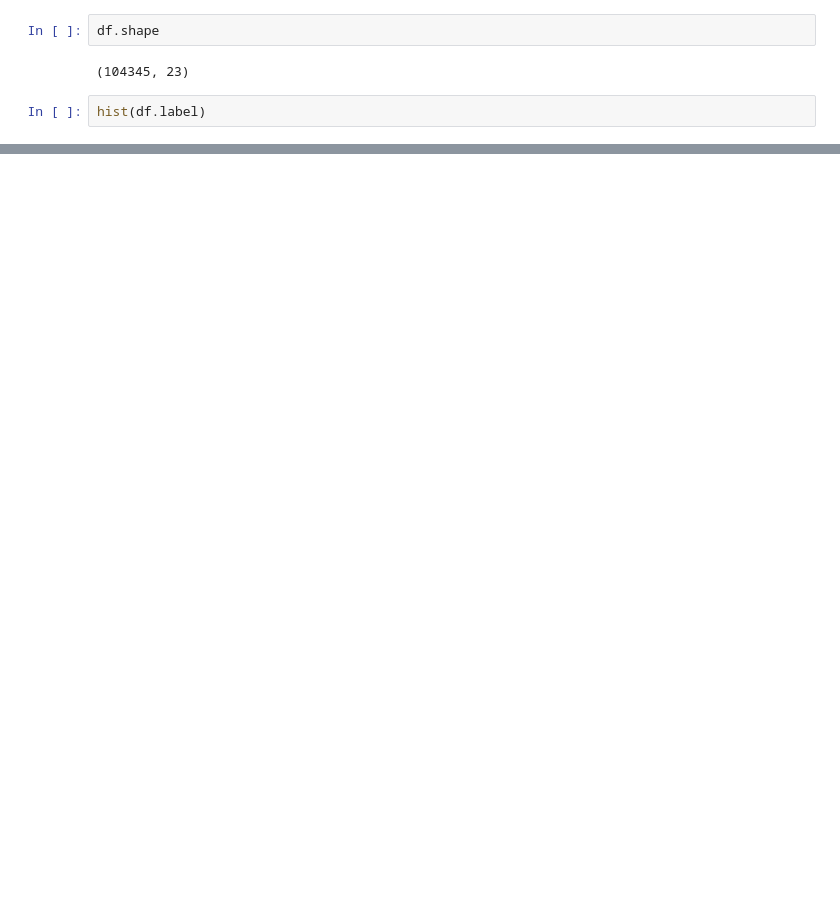
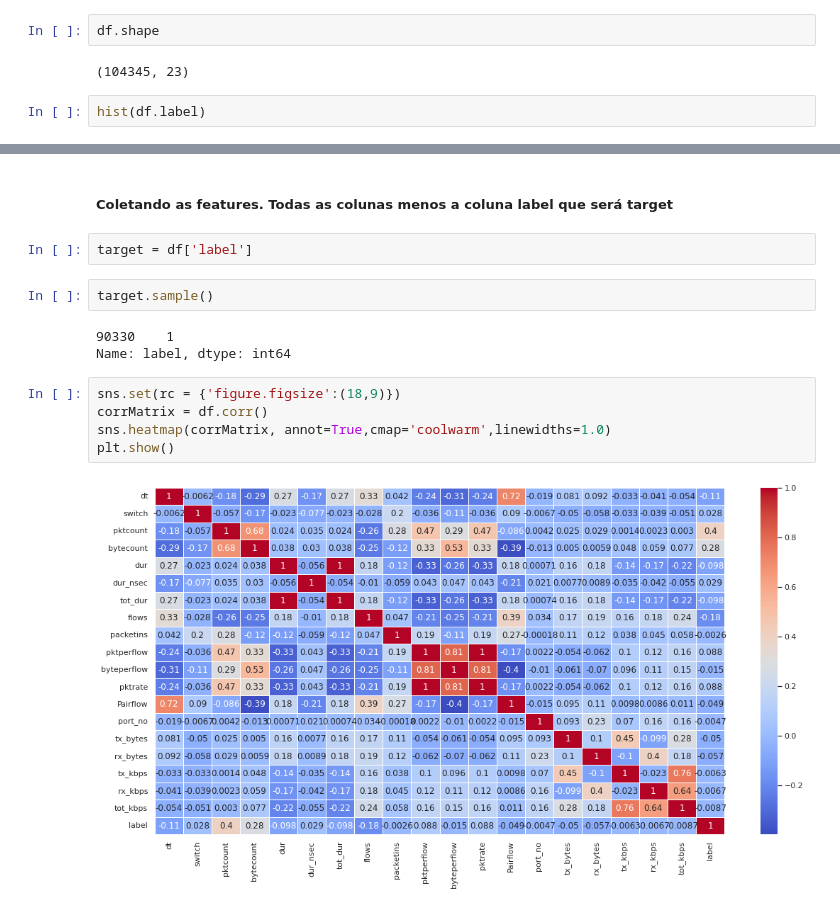
Before and after one commit to ajsalmeida/Data-Science-Projects, a Jupyter notebook: SND_Attack_detect/ddos_attack_classifier.ipynb, the cells around one changed output, grey strips where cells are left out. Drawn from its saved outputs; the diff is of its cells as text; blank space fills up the shorter version.

```diff
--- a/SND_Attack_detect/ddos_attack_classifier.ipynb
+++ b/SND_Attack_detect/ddos_attack_classifier.ipynb
@@ -134,0 +180,16 @@ ax = sns.countplot(x="label", data=df)
+# %% [markdown]
+##### Coletando as features. Todas as colunas menos a coluna label que será target
+# %%
+target = df['label']
+# %%
+target.sample()
+# %% [output]
+90330    1
+Name: label, dtype: int64
+# %%
+sns.set(rc = {'figure.figsize':(18,9)})
+corrMatrix = df.corr()
+sns.heatmap(corrMatrix, annot=True,cmap='coolwarm',linewidths=1.0)
+plt.show()
+# %% [output]
+[figure, added]
```
Also changed, not shown: parts of 25 cells of this notebook.
